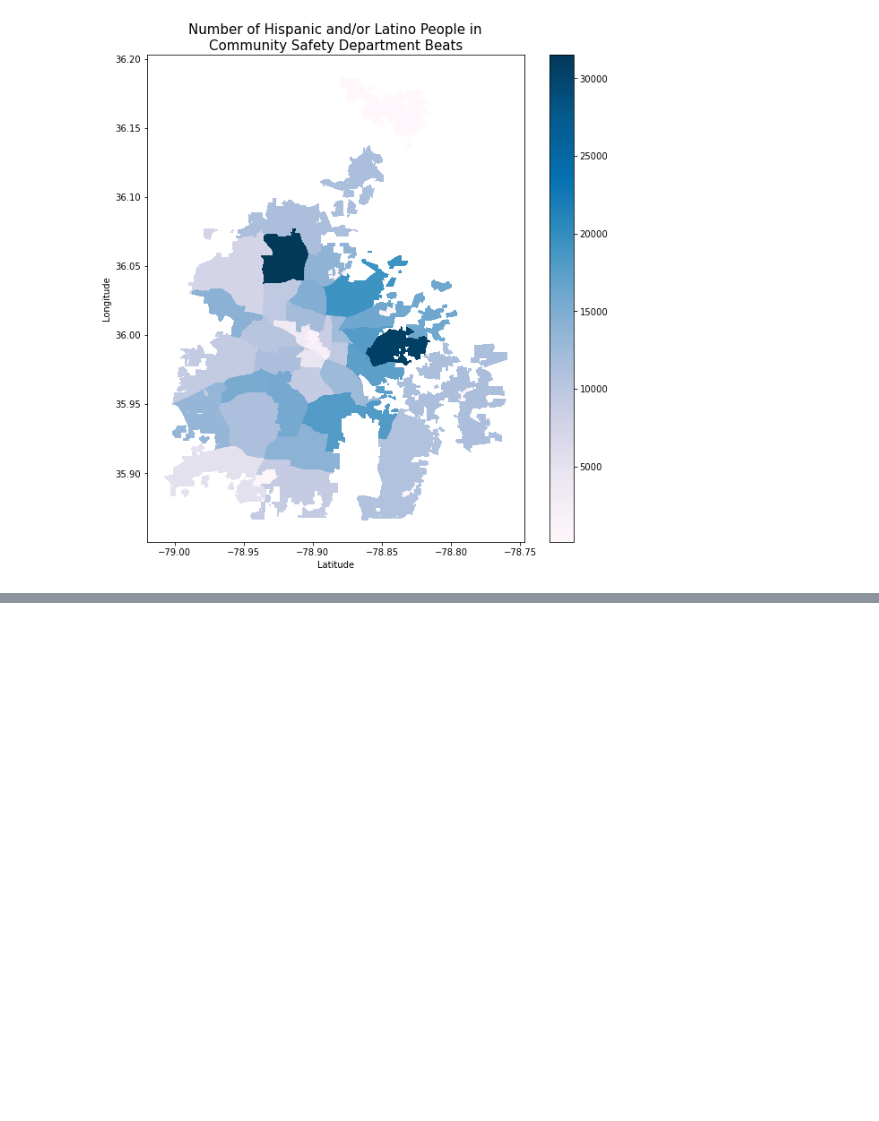
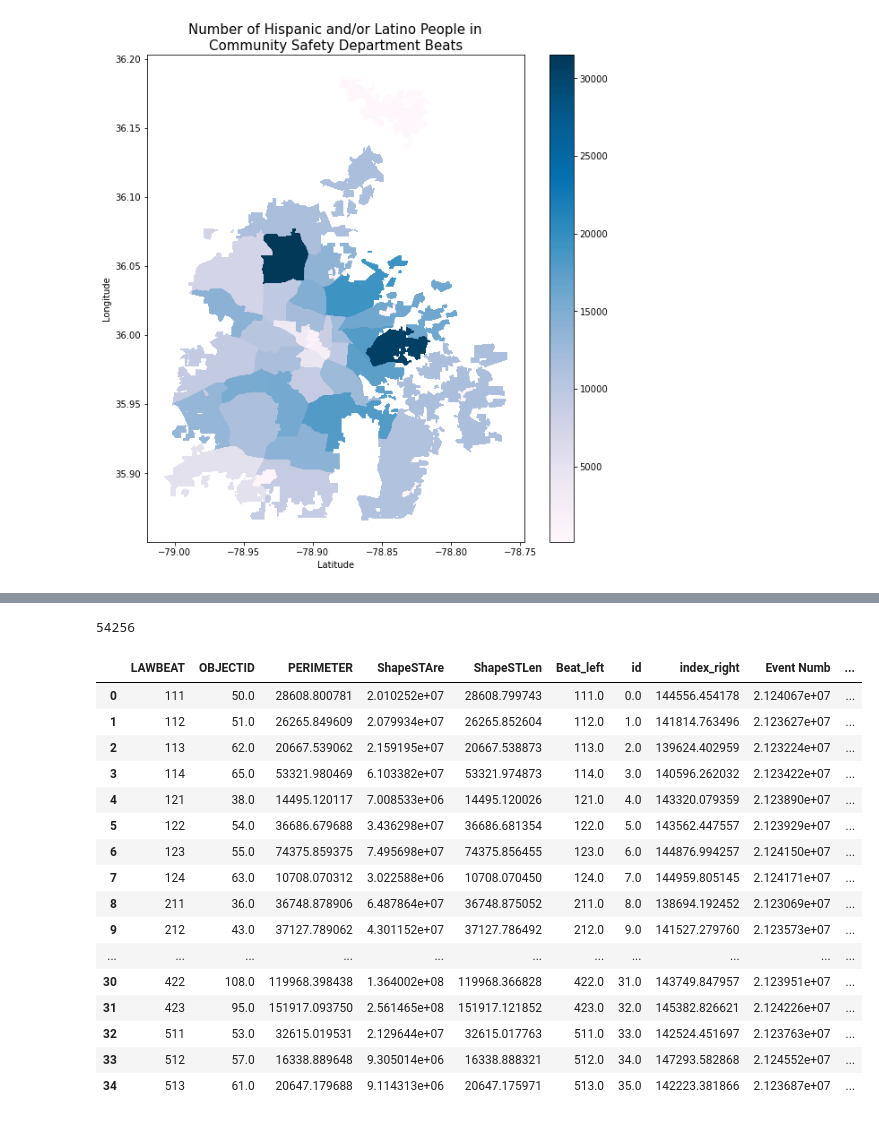
Before and after one commit to sadiesheridan/dataplus-project27-community-safety-durham, a Jupyter notebook: 10_code/hispanicanalysis.ipynb, the cells around one changed output, grey strips where cells are left out. Cells and saved outputs as stored; diff of their text form; code cells hidden in the pictures; blank space fills up the shorter version.

```diff
--- a/10_code/hispanicanalysis.ipynb
+++ b/10_code/hispanicanalysis.ipynb
@@ -837,0 +827,2 @@ NameError: name 'x' is not defined
+# %%
+durhamblockgroupmap = ncblockgroupmap[ncblockgroupmap["COUNTYFP"]=="063"]
@@ -837,0 +856,12 @@ NameError: name 'x' is not defined
+# %%
+householdincomedata = pd.read_csv('/Users/erikrobertsson/Documents/dataplus/householdincomedata/householdincome.csv', skiprows =1)
+householdincomedata['GEOID'] = householdincomedata['id'].str[-12:]
+householdincomedata.drop('id', axis=1, inplace=True)
+householdincomedata = householdincomedata.drop(householdincomedata.filter(regex='Margin').columns, axis=1)
+householdincomedata = householdincomedata.drop(householdincomedata.filter(regex='Not computed').columns, axis=1)
+householdincomedata = householdincomedata.drop(householdincomedata.filter(regex='30.0 percent').columns, axis=1)
+householdincomedata.rename(columns=lambda s: s.replace("Estimate!!Total", "Total"), inplace=True)
+householdincomedata.rename(columns=lambda s: s.replace("!!", " "), inplace=True)
+householdincomedata.rename(columns = {'Total':'Total Homeowners'}, inplace = True)
+householdincomedata = householdincomedata[['GEOID', 'Geographic Area Name', 'Total Homeowners', 'Total Less than $10,000', 'Total $10,000 to $19,999', 'Total $20,000 to $34,999', 'Total $35,000 to $49,999', 'Total $50,000 to $74,999', 'Total $75,000 to $99,999', 'Total $100,000 or more']]
+householdincomedata
@@ -837,0 +938,28 @@ NameError: name 'x' is not defined
+# %%
+incomesumbybeat['Total'].sum()
+# %% [output]
+54256
+# %%
+beats_callcount_popdata_incomedata = pd.merge(beats_callcount_popdata, incomesumbybeat, left_on ='LAWBEAT', right_on='Beat')
+beats_callcount_popdata_incomedata['proppoorhomeowners']= beats_callcount_popdata_incomedata['Total Less than $10,000'] / beats_callcount_popdata_incomedata['Total Homeowners']
+beats_callcount_popdata_incomedata['proprichhomeowners']= beats_callcount_popdata_incomedata['Total $100,000 or more'] / beats_callcount_popdata_incomedata['Total Homeowners']
+beats_callcount_popdata_incomedata['propofhomeowners']= beats_callcount_popdata_incomedata['Total Homeowners'] / beats_callcount_popdata_incomedata['total']
+beats_callcount_popdata_incomedata
+# %% [output]
+|  | LAWBEAT | OBJECTID | PERIMETER | ShapeSTAre | ShapeSTLen | Beat_left | id | index_right | Event Numb | ... |
+| 0 | 111 | 50.0 | 28608.800781 | 2.010252e+07 | 28608.799743 | 111.0 | 0.0 | 144556.454178 | 2.124067e+07 | ... |
+| 1 | 112 | 51.0 | 26265.849609 | 2.079934e+07 | 26265.852604 | 112.0 | 1.0 | 141814.763496 | 2.123627e+07 | ... |
+| 2 | 113 | 62.0 | 20667.539062 | 2.159195e+07 | 20667.538873 | 113.0 | 2.0 | 139624.402959 | 2.123224e+07 | ... |
+| 3 | 114 | 65.0 | 53321.980469 | 6.103382e+07 | 53321.974873 | 114.0 | 3.0 | 140596.262032 | 2.123422e+07 | ... |
+| 4 | 121 | 38.0 | 14495.120117 | 7.008533e+06 | 14495.120026 | 121.0 | 4.0 | 143320.079359 | 2.123890e+07 | ... |
+| 5 | 122 | 54.0 | 36686.679688 | 3.436298e+07 | 36686.681354 | 122.0 | 5.0 | 143562.447557 | 2.123929e+07 | ... |
+| 6 | 123 | 55.0 | 74375.859375 | 7.495698e+07 | 74375.856455 | 123.0 | 6.0 | 144876.994257 | 2.124150e+07 | ... |
+| 7 | 124 | 63.0 | 10708.070312 | 3.022588e+06 | 10708.070450 | 124.0 | 7.0 | 144959.805145 | 2.124171e+07 | ... |
+| 8 | 211 | 36.0 | 36748.878906 | 6.487864e+07 | 36748.875052 | 211.0 | 8.0 | 138694.192452 | 2.123069e+07 | ... |
+| 9 | 212 | 43.0 | 37127.789062 | 4.301152e+07 | 37127.786492 | 212.0 | 9.0 | 141527.279760 | 2.123573e+07 | ... |
+| ... | ... | ... | ... | ... | ... | ... | ... | ... | ... | ... |
+| 30 | 422 | 108.0 | 119968.398438 | 1.364002e+08 | 119968.366828 | 422.0 | 31.0 | 143749.847957 | 2.123951e+07 | ... |
+| 31 | 423 | 95.0 | 151917.093750 | 2.561465e+08 | 151917.121852 | 423.0 | 32.0 | 145382.826621 | 2.124226e+07 | ... |
+| 32 | 511 | 53.0 | 32615.019531 | 2.129644e+07 | 32615.017763 | 511.0 | 33.0 | 142524.451697 | 2.123763e+07 | ... |
+| 33 | 512 | 57.0 | 16338.889648 | 9.305014e+06 | 16338.888321 | 512.0 | 34.0 | 147293.582868 | 2.124552e+07 | ... |
+| 34 | 513 | 61.0 | 20647.179688 | 9.114313e+06 | 20647.175971 | 513.0 | 35.0 | 142223.381866 | 2.123687e+07 | ... |
```
Also changed, not shown: parts of 20 cells of this notebook, 1 other file.
